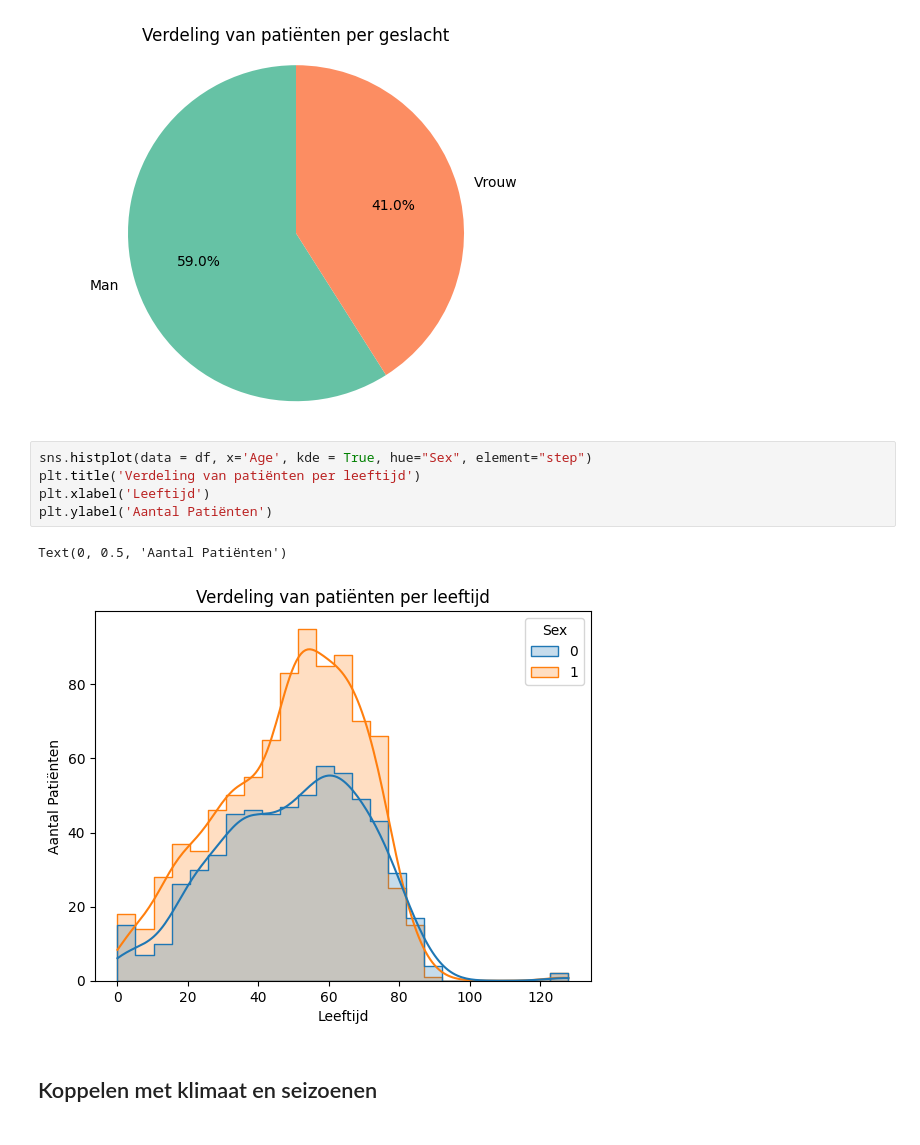
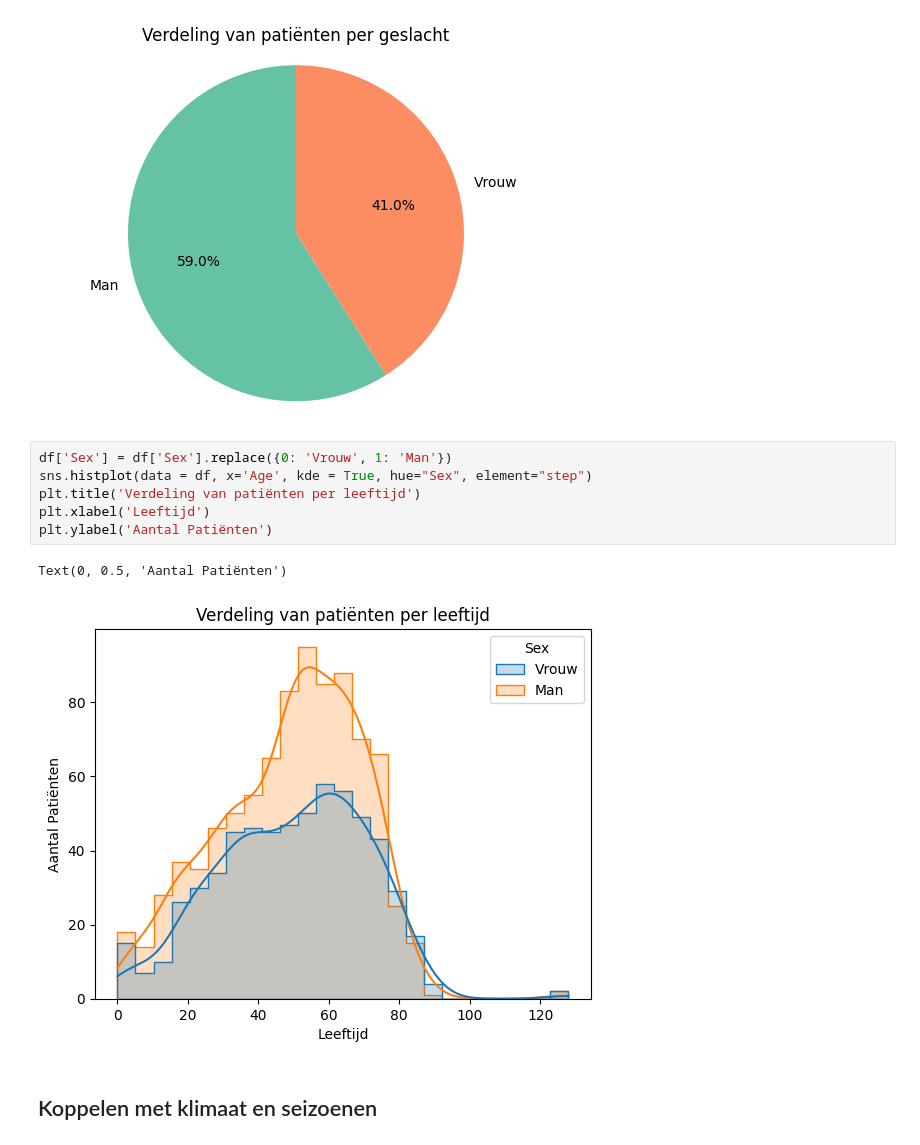
Before and after one commit to someoneontheworld/Modelleren-project, a Jupyter notebook: modelleren_code_Eindversie_groep_17.ipynb, the cells around one changed output. Saved outputs shown, nothing was run; the diff lists cells and outputs as text.

```diff
--- a/modelleren_code_Eindversie_groep_17.ipynb
+++ b/modelleren_code_Eindversie_groep_17.ipynb
@@ -126,13 +126,14 @@ plt.show()
 # %% [output]
 [figure]
 # %%
+df['Sex'] = df['Sex'].replace({0: 'Vrouw', 1: 'Man'})
 sns.histplot(data = df, x='Age', kde = True, hue="Sex", element="step")
 plt.title('Verdeling van patiënten per leeftijd')
 plt.xlabel('Leeftijd')
 plt.ylabel('Aantal Patiënten')
 # %% [output]
 Text(0, 0.5, 'Aantal Patiënten')
-[figure, old version]
+[figure, new version]
 # %% [markdown]
 ## Koppelen met klimaat en seizoenen
 # %%
```
Also changed, not shown: parts of 3 cells of this notebook.
